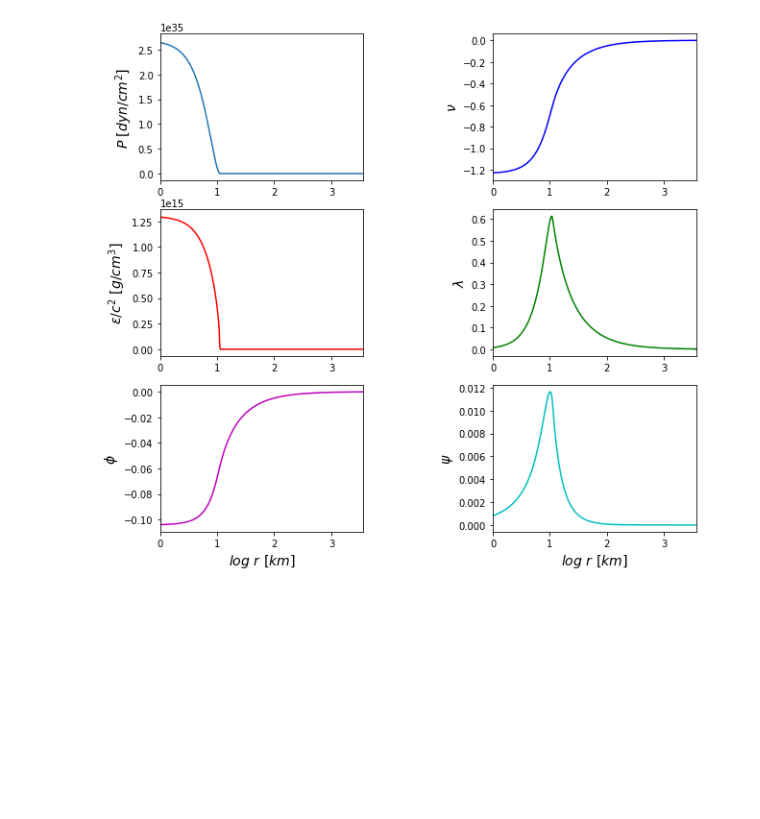
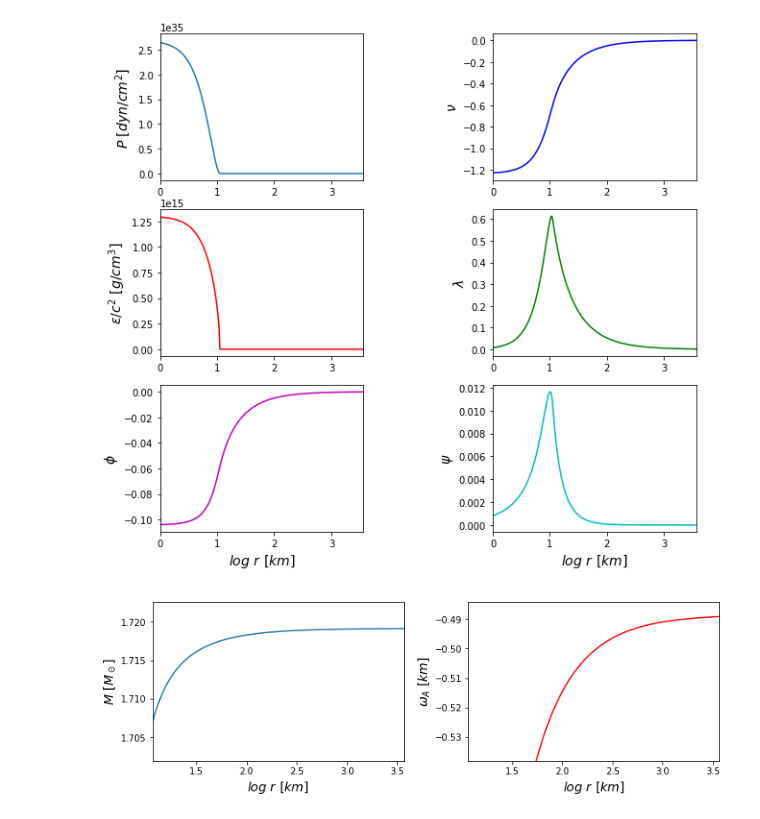
Before and after one commit to niksterg/pyTOV-STT, a Jupyter notebook: TOV-pp-STT.ipynb, the cells around one changed output. Cells and saved outputs as stored; diff of their text form; code cells hidden in the pictures; blank space fills up the shorter version.

Commit message:
Added asymptotic behavior

```diff
--- a/TOV-pp-STT.ipynb
+++ b/TOV-pp-STT.ipynb
@@ -506,6 +506,16 @@ Compute asymptotic gravitational mass
 dnudr = np.gradient(values[:,5],dr,edge_order=2)
 M_asymp_GR = dnudr[N-3]*r[N-3]**2*np.exp(values[N-3,5])/2
 
+dphidr = np.gradient(values[:,8],dr,edge_order=2)
+
+scalar_charge_asymp_GR = -dphidr[N-3]*r[N-3]**2
+
+phi_center = values[0,8]
+phi_surface = values[idxlast,8]
+
 print(M_asymp_GR)
+print(scalar_charge_asymp_GR*(Length/1e5))
+print(phi_center)
+print(phi_surface)
 # %% [output]
 1.719106190234364
@@ -611,3 +632,27 @@ fig.subplots_adjust(left=None, bottom=1, right=None, top=2.2, wspace=None, hspac
 plt.show()
 # %% [output]
 [figure]
+# %%
+fig = plt.figure(figsize=(10, 6))
+ax1 = plt.subplot2grid((2, 2), (0, 0), colspan=1)
+ax2 = plt.subplot2grid((2, 2), (0, 1), colspan=1)
+
+
+ax1.plot(np.log10(values[:, 0]*Length/1e5), dnudr*r**2*np.exp(values[:,5])/2)
+ax1.set_ylabel(r'$M \ [M_\odot]$', fontsize=14)
+ax1.set_xlim((np.log10(r[idxlast]*Length/1e5),np.log10(r[N-4]*Length/1e5)))
+ax1.set_ylim(((0.99*dnudr[N-4]*r[N-4]**2*np.exp(values[N-4,5])/2),1.002*dnudr[N-4]*r[N-4]**2*np.exp(values[N-4,5])/2))
+ax1.set_xlabel(r'$log \ r \ [km]$', fontsize=14)
+
+ax2.plot(np.log10(values[:, 0]*Length/1e5), -dphidr*r**2*Length/1e5, 'r')
+ax2.set_ylabel(r'$\omega_A \ [km]$', fontsize=14)
+ax2.set_xlim((np.log10(r[idxlast]*Length/1e5), np.log10(r[N-4]*Length/1e5)))
+ax2.set_ylim((-1.1*dphidr[N-4]*r[N-4]**2*Length/1e5,-0.99*dphidr[N-4]*r[N-4]**2*Length/1e5))
+ax2.set_xlabel(r'$log \ r \ [km]$', fontsize=14)
+
+
+fig.tight_layout()
+
+plt.show()
+# %% [output]
+[figure, added]
```
Also changed, not shown: parts of 4 cells of this notebook.
